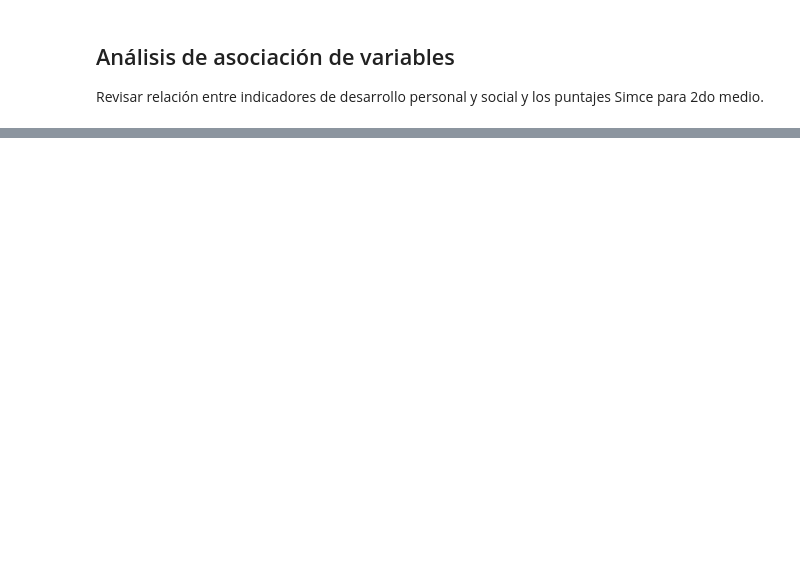
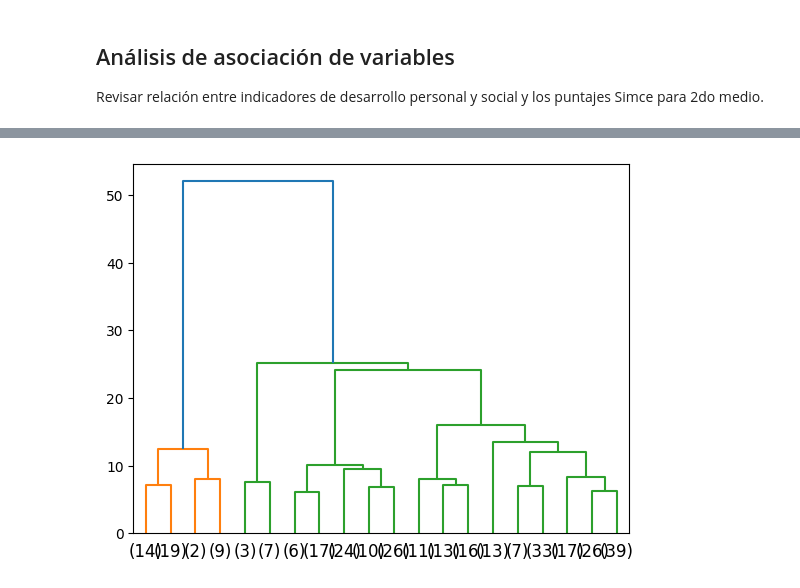
Before and after one commit to vcanalesg/dcc_taller_proyecto_g4, a Jupyter notebook: 3_analizar_rbd.ipynb, the cells around one changed output, grey strips where cells are left out. Saved outputs shown, nothing was run; the diff lists cells and outputs as text; code cells hidden in the pictures; blank space fills up the shorter version.

Commit message:
first cluster

```diff
--- a/3_analizar_rbd.ipynb
+++ b/3_analizar_rbd.ipynb
@@ -177,0 +189,19 @@ plt.show()
+# %%
+from sklearn_extra.cluster import KMedoids
+from sklearn.preprocessing import RobustScaler  # usa mediana e IQR, no media/std
+from scipy.cluster.hierarchy import dendrogram, linkage, fcluster
+
+features = ['prom_mate2m_rbd', 'p_rezago_2do_medio', 'ind_am', 'ind_cc',
+            'ind_hv', 'ind_pf', 'superar', 'mejorar', 'iniciar']
+
+X = rbd_gse_medio_alto[features].dropna()
+X_scaled = RobustScaler().fit_transform(X)
+
+
+Z = linkage(X_scaled, method='ward')  # ward es robusto con RobustScaler
+dendrogram(Z, truncate_mode='lastp', p=20)
+plt.show()
+
+labels = fcluster(Z, t=4, criterion='maxclust')  # cortar en 4 grupos
+# %% [output]
+[figure, added]
```
Also changed, not shown: parts of 6 cells of this notebook.
